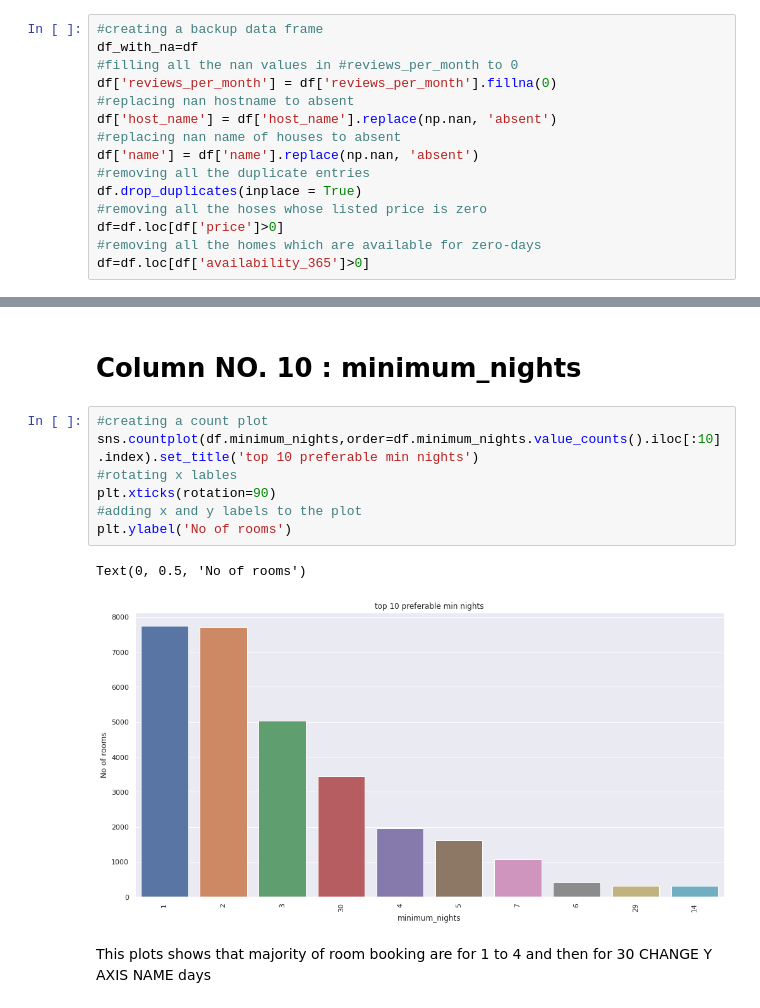
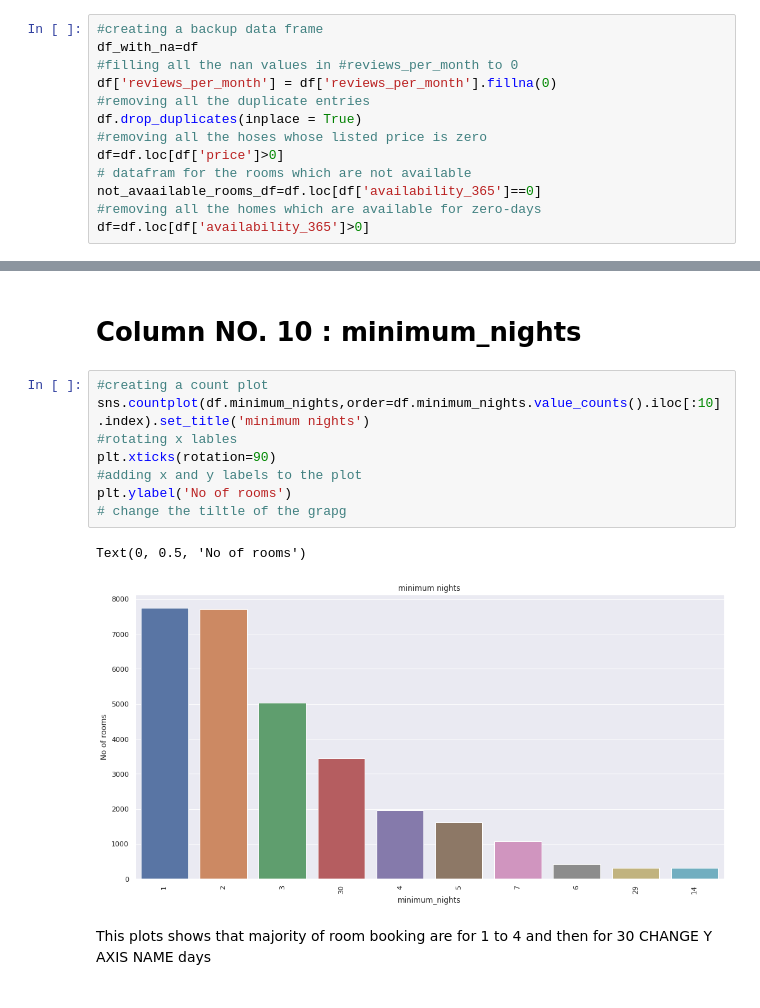
Before and after one commit to Ali-Asgar-Lakdawala/EDA-airbnb, a Jupyter notebook: Ali_Asgar_Airbnb_Bookings_Analysis_Capstone_Project.ipynb, the cells around one changed output, grey strips where cells are left out. Saved outputs shown, nothing was run; the diff lists cells and outputs as text.

Commit message:
added new graph and made changes in data cleaning

```diff
--- a/Ali_Asgar_Airbnb_Bookings_Analysis_Capstone_Project.ipynb
+++ b/Ali_Asgar_Airbnb_Bookings_Analysis_Capstone_Project.ipynb
@@ -84,14 +85,12 @@ memory usage: 6.0+ MB
 df_with_na=df
 #filling all the nan values in #reviews_per_month to 0
 df['reviews_per_month'] = df['reviews_per_month'].fillna(0)
-#replacing nan hostname to absent
-df['host_name'] = df['host_name'].replace(np.nan, 'absent')
-#replacing nan name of houses to absent
-df['name'] = df['name'].replace(np.nan, 'absent')
 #removing all the duplicate entries
 df.drop_duplicates(inplace = True)
 #removing all the hoses whose listed price is zero
 df=df.loc[df['price']>0]
+# datafram for the rooms which are not available
+not_avaailable_rooms_df=df.loc[df['availability_365']==0]
 #removing all the homes which are available for zero-days
 df=df.loc[df['availability_365']>0]
 # %%
@@ -471,14 +493,15 @@ by the above graph we can conclude that people prefer the romms in range of 50 t
 # Column NO. 10 : minimum_nights
 # %%
 #creating a count plot
-sns.countplot(df.minimum_nights,order=df.minimum_nights.value_counts().iloc[:10].index).set_title('top 10 preferable min nights')
+sns.countplot(df.minimum_nights,order=df.minimum_nights.value_counts().iloc[:10].index).set_title('minimum nights')
 #rotating x lables
 plt.xticks(rotation=90)
 #adding x and y labels to the plot
 plt.ylabel('No of rooms')
+# change the tiltle of the grapg
 # %% [output]
 Text(0, 0.5, 'No of rooms')
-[figure, old version]
+[figure, new version]
 # %% [markdown]
 This plots shows that majority of room booking are for 1 to 4 and then for 30 CHANGE Y AXIS NAME days
 # %%
```
Also changed, not shown: parts of 16 cells of this notebook.
